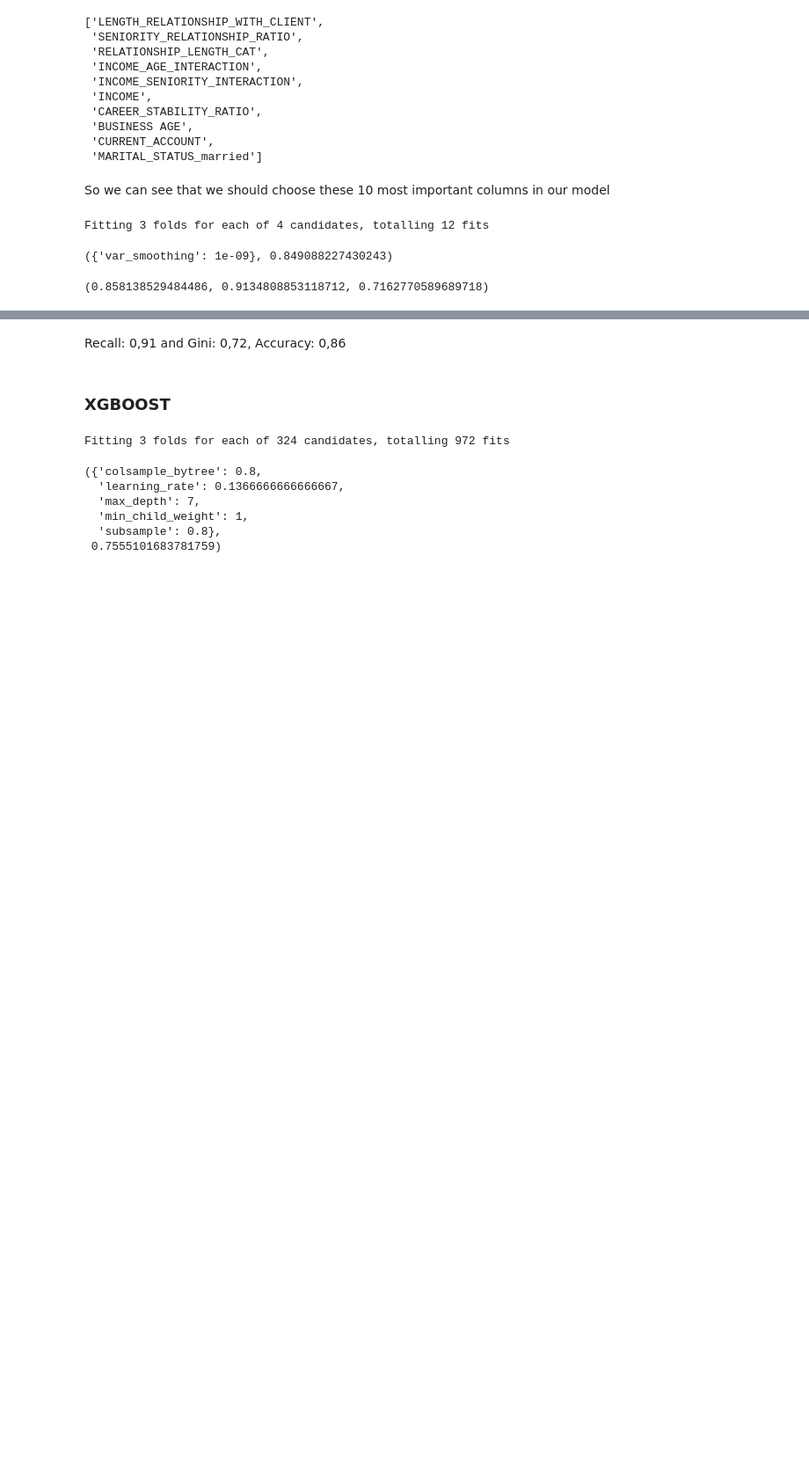
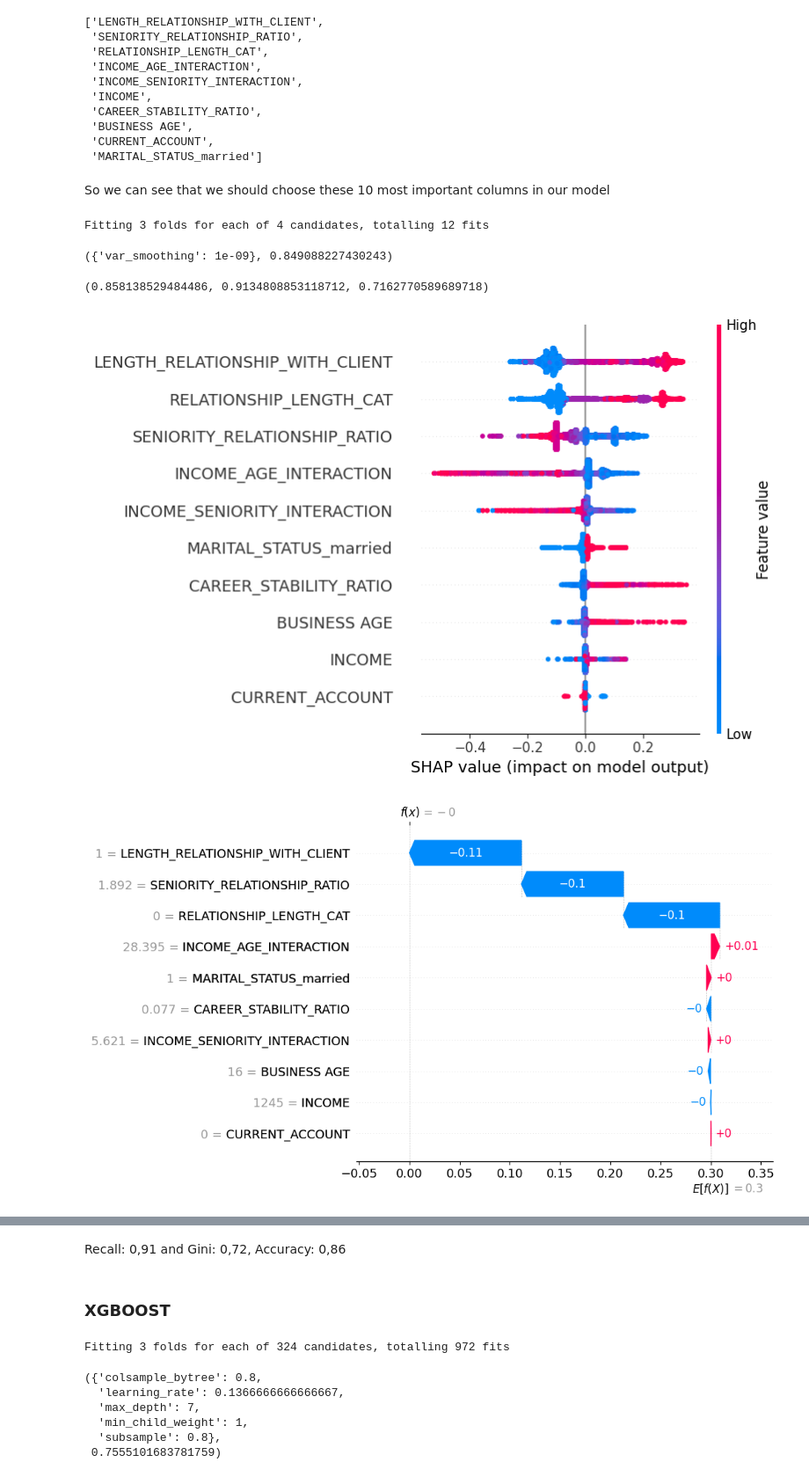
Before and after one commit to MikolajRowicki/Credit-Score-Prediction, a Jupyter notebook: Projekt 1 - Model Building.ipynb, the cells around one changed output, grey strips where cells are left out. Shown at 88% size. Drawn from its saved outputs; the diff is of its cells as text; code cells hidden in the pictures; blank space fills up the shorter version.

Commit message:
shap values

```diff
--- a/Projekt 1 - Model Building.ipynb
+++ b/Projekt 1 - Model Building.ipynb
@@ -431,3 +432,33 @@ gini_nb = 2 * roc_auc_score(y_test, y_pred_nb) - 1
 accuracy_nb, recall_nb, gini_nb
 # %% [output]
 (0.858138529484486, 0.9134808853118712, 0.7162770589689718)
+# %%
+model = GaussianNB()
+model.fit(X_train, y_train)
+y_hat = model.predict(X_test)
+
+explainer = shap.Explainer(model.predict, X_train)
+
+shap_values = explainer(X_train)
+shap.summary_plot(shap_values, X_train)
+# visualize the first prediction's explanation
+shap.plots.waterfall(shap_values[0])
+
+# freature importance
+shap.summary_plot(shap_values, X_train, plot_type="bar")
+
+shap.plots.bar(shap_values)
+shap.summary_plot(shap_values, plot_type='violin')
+shap.plots.bar(shap_values[0])
+shap.plots.bar(shap_values.max(axis=0))
+
+shap.plots.waterfall(shap_values[0])
+shap.plots.force(shap_values[0])
+
+
+shap.plots.force(shap_values[0])
+
+shap.plots.heatmap(shap_values)
+# %% [output]
+[figure, added]
+[figure, added]
```
Also changed, not shown: parts of 4 cells of this notebook.
